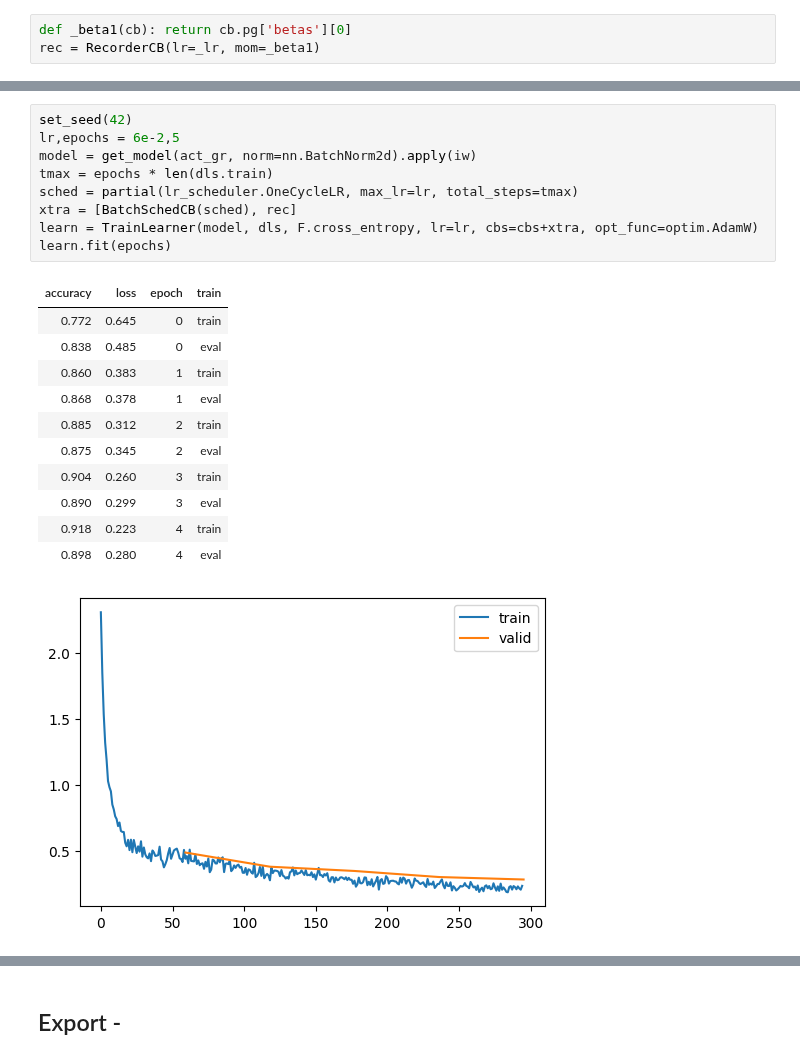
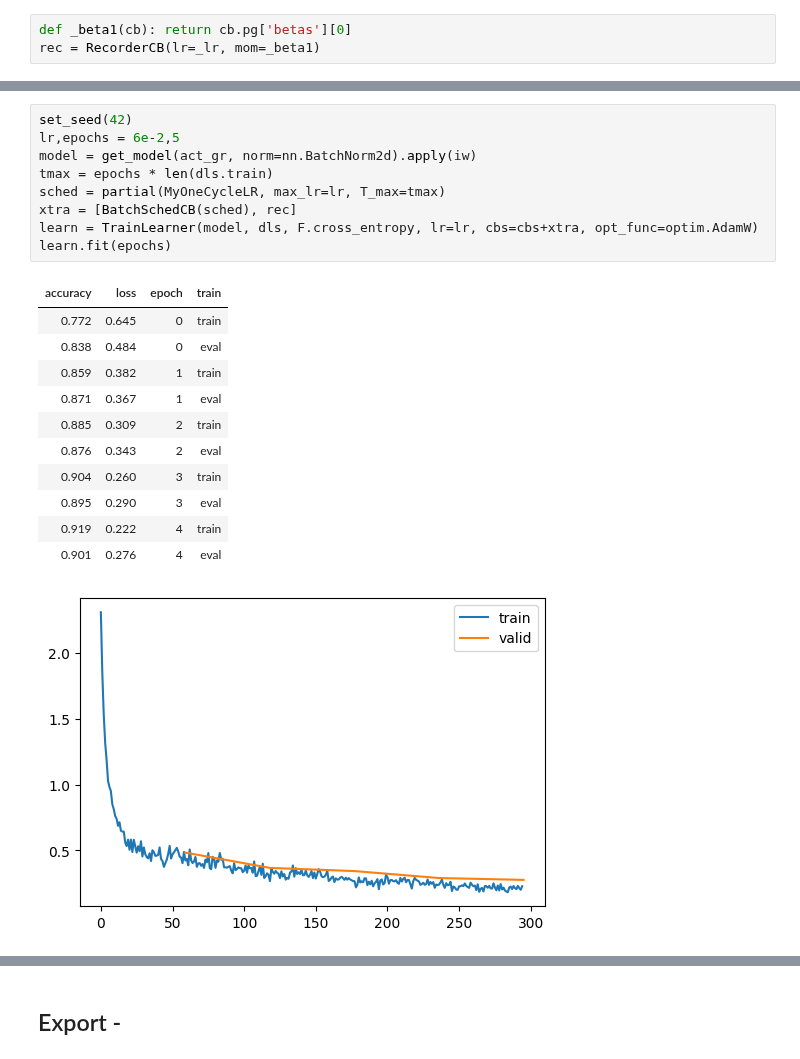
Before and after one commit to AlexChalk/ml_env, a Jupyter notebook: nbs/12_accel_sgd.ipynb, the cells around one changed output, grey strips where cells are left out. Saved outputs shown, nothing was run; the diff lists cells and outputs as text.

```diff
--- a/nbs/12_accel_sgd.ipynb
+++ b/nbs/12_accel_sgd.ipynb
@@ -443,25 +480,25 @@ rec = RecorderCB(lr=_lr, mom=_beta1)
 # %%
 set_seed(42)
 lr,epochs = 6e-2,5
 model = get_model(act_gr, norm=nn.BatchNorm2d).apply(iw)
 tmax = epochs * len(dls.train)
-sched = partial(lr_scheduler.OneCycleLR, max_lr=lr, total_steps=tmax)
+sched = partial(MyOneCycleLR, max_lr=lr, T_max=tmax)
 xtra = [BatchSchedCB(sched), rec]
 learn = TrainLearner(model, dls, F.cross_entropy, lr=lr, cbs=cbs+xtra, opt_func=optim.AdamW)
 learn.fit(epochs)
 # %% [output]
 | accuracy | loss | epoch | train |
 | 0.772 | 0.645 | 0 | train |
-| 0.838 | 0.485 | 0 | eval |
-| 0.860 | 0.383 | 1 | train |
-| 0.868 | 0.378 | 1 | eval |
-| 0.885 | 0.312 | 2 | train |
-| 0.875 | 0.345 | 2 | eval |
+| 0.838 | 0.484 | 0 | eval |
+| 0.859 | 0.382 | 1 | train |
+| 0.871 | 0.367 | 1 | eval |
+| 0.885 | 0.309 | 2 | train |
+| 0.876 | 0.343 | 2 | eval |
 | 0.904 | 0.260 | 3 | train |
-| 0.890 | 0.299 | 3 | eval |
-| 0.918 | 0.223 | 4 | train |
-| 0.898 | 0.280 | 4 | eval |
+| 0.895 | 0.290 | 3 | eval |
+| 0.919 | 0.222 | 4 | train |
+| 0.901 | 0.276 | 4 | eval |
-[figure, old version]
+[figure, new version]
 # %%
 rec.plot()
 # %% [output]
```
Also changed, not shown: parts of 3 cells of this notebook, 1 other file.
